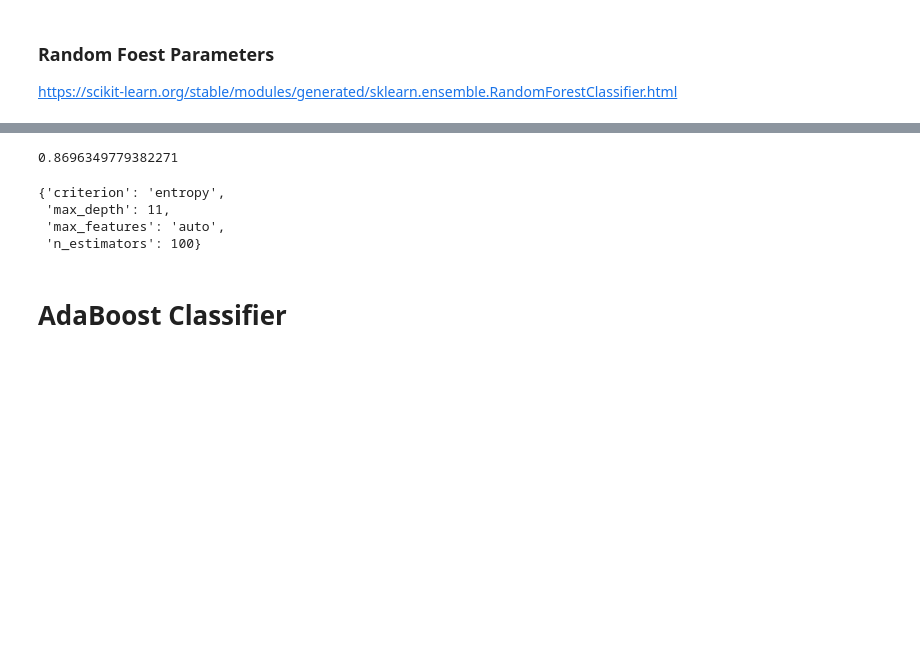
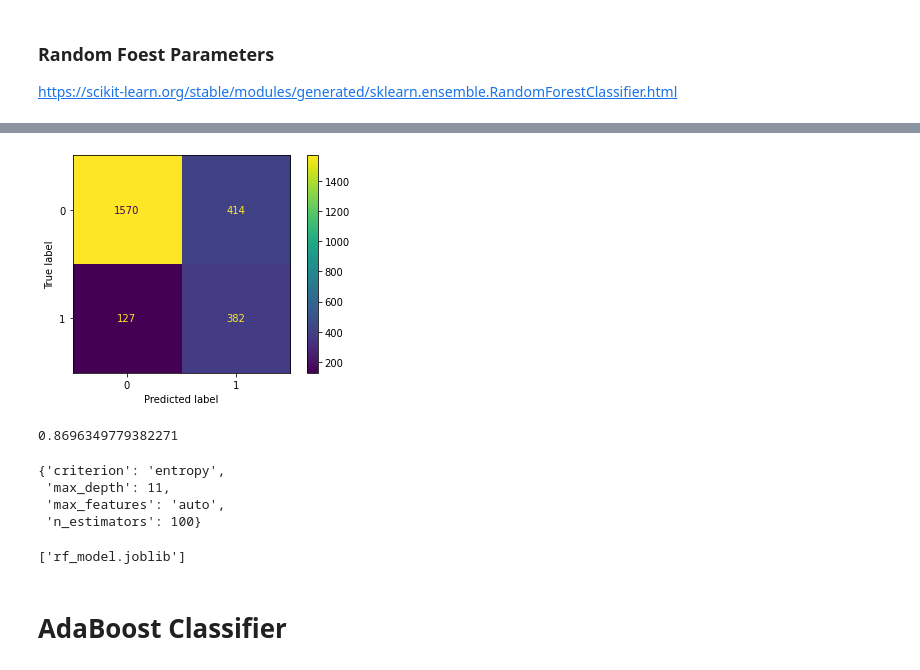
Before and after one commit to bcbanta/machine_learning_assignment_2.2, a Jupyter notebook: ml_deployment_project_details.ipynb, the cells around one changed output, grey strips where cells are left out. Drawn from its saved outputs; the diff is of its cells as text; code cells hidden in the pictures; blank space fills up the shorter version.

```diff
--- a/ml_deployment_project_details.ipynb
+++ b/ml_deployment_project_details.ipynb
@@ -321,17 +343,29 @@ random_forest_best_params = model_scores['Random Forest GridSearch']['best param
 # %%
 rf_clf = RandomForestClassifier(random_state = 0, **random_forest_best_params)
 rf_clf = rf_clf.fit(X_train, y_train)
 random_forest_gridsearch = rf_clf.score(X_test, y_test)
+predictions = (clf.predict_proba(X_test)[:, 1] >= .2).astype(int)
+cm = confusion_matrix(y_test, predictions, labels=rf_clf.classes_)
+disp = ConfusionMatrixDisplay(
+    confusion_matrix=cm,
+    display_labels=rf_clf.classes_,
+)
+disp.plot()
+plt.show()
+# %% [output]
+[figure, added]
 # %%
 display(random_forest_gridsearch)
 display(random_forest_best_params)
 model_scores['Random Forest GridSearch'] = {'score': random_forest_gridsearch, 'best parameters': random_forest_best_params}
+joblib.dump(rf_clf, 'rf_model.joblib')
 # %% [output]
 0.8696349779382271
 {'criterion': 'entropy',
  'max_depth': 11,
  'max_features': 'auto',
  'n_estimators': 100}
+['rf_model.joblib']
 # %% [markdown]
 # AdaBoost Classifier
 # %%
```
Also changed, not shown: parts of 11 cells of this notebook, 7 other files.
